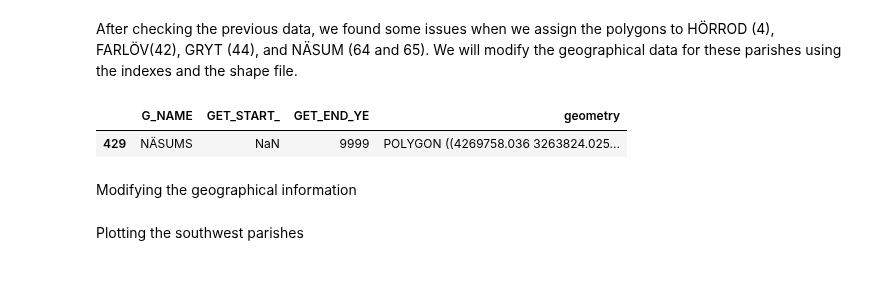
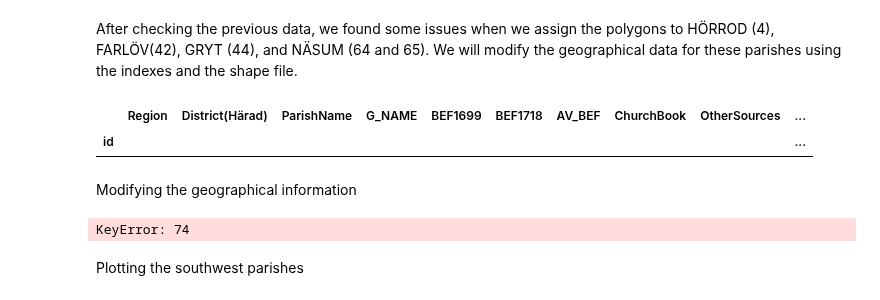
Before and after one commit to polislizarralde/PythonMathematicalModeling, a Jupyter notebook: docs/PlagueProject/northeastScaniadatabase.ipynb, the cells around one changed output. Cells and saved outputs as stored; diff of their text form; code cells hidden in the pictures.

Commit message:
Update data

```diff
--- a/docs/PlagueProject/northeastScaniadatabase.ipynb
+++ b/docs/PlagueProject/northeastScaniadatabase.ipynb
@@ -139,19 +160,26 @@ After checking the previous data, we found some issues when we assign the polygo
 # %%
 # Check the index of the parish that is not matched
 northeastParishMap.loc[northeastParishMap['ParishName'] == 'HÖRRÖD']
 northeastParishMap.loc[northeastParishMap['ParishName'] == 'FÄRLÖV']
 northeastParishMap.loc[northeastParishMap['ParishName'] == 'GRYT']
 northeastParishMap.loc[northeastParishMap['ParishName'] == 'NÄSUM']
 
 # Check the correct geographical information in the shapefile
 parishScaniaMap.loc[parishScaniaMap['G_NAME'] == 'HÖRRÖDS']
 parishScaniaMap.loc[(parishScaniaMap['G_NAME'] == 'FÄRLÖVS')
                     & (parishScaniaMap['GET_START_'] == 1707)]
 parishScaniaMap.loc[parishScaniaMap['G_NAME'] == 'GRYTS']
 parishScaniaMap.loc[(parishScaniaMap['G_NAME'] == 'NÄSUMS')]
+
+# Correct the classification for the source of the plague data
+northeastParishMap.loc[northeastParishMap['ParishName'] == 'ÖSTERSLÖV']
+northeastParishMap.at[72, 'ChurchBook'] = 2
+northeastParishMap.at[73, 'OtherSources'] = 5
+
+northeastParishMap.loc[northeastParishMap['ParishName'] == 'SVALÖV']
 # %% [output]
-|  | G_NAME | GET_START_ | GET_END_YE | geometry |
-| 429 | NÄSUMS | NaN | 9999 | POLYGON ((4269758.036 3263824.025... |
+|  | Region | District(Härad) | ParishName | G_NAME | BEF1699 | BEF1718 | AV_BEF | ChurchBook | OtherSources | ... |
+| id |  |  |  |  |  |  |  |  |  | ... |
 # %% [markdown]
 Modifying the geographical information
 # %%
@@ -188,6 +216,8 @@ northeastScaniaMap = get_area(northeastScaniaMap)
 northeastScaniaMap = get_centroid(northeastScaniaMap)
 from shapely.geometry import Point, mapping
 northeastScaniaMap['centroid'] = northeastScaniaMap['centroid'].apply(mapping)
+# %% [output]
+KeyError: 74
 # %% [markdown]
 Plotting the southwest parishes
 # %% [markdown]
```
Also changed, not shown: parts of 3 cells of this notebook, 1 other file.
